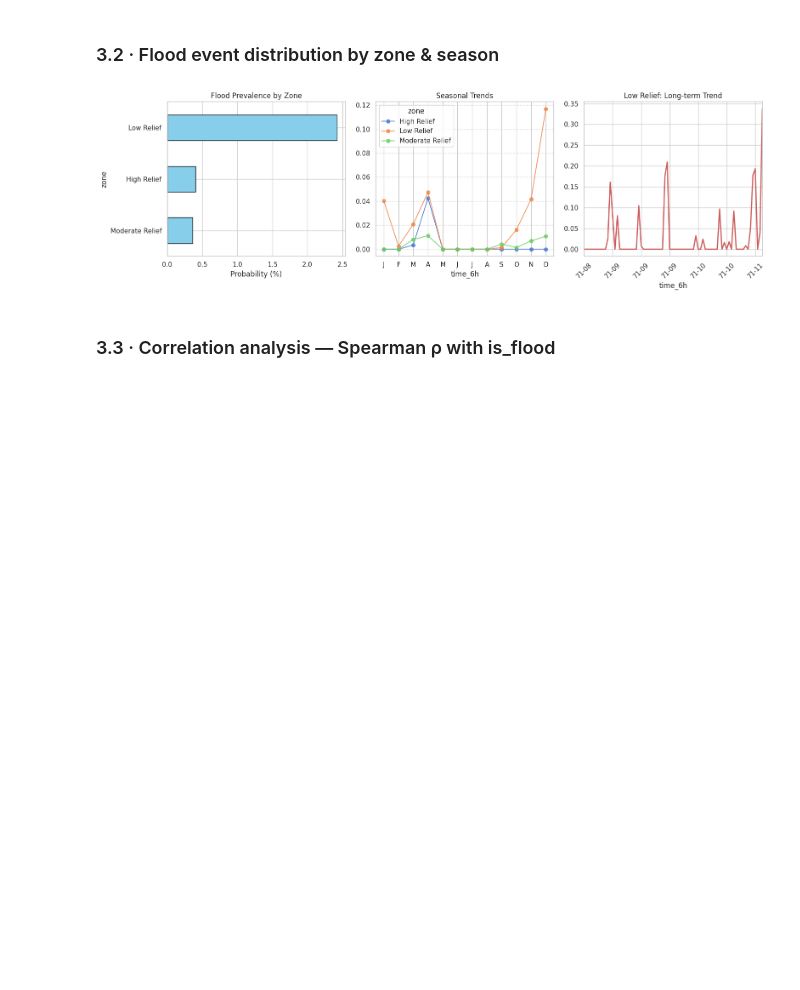
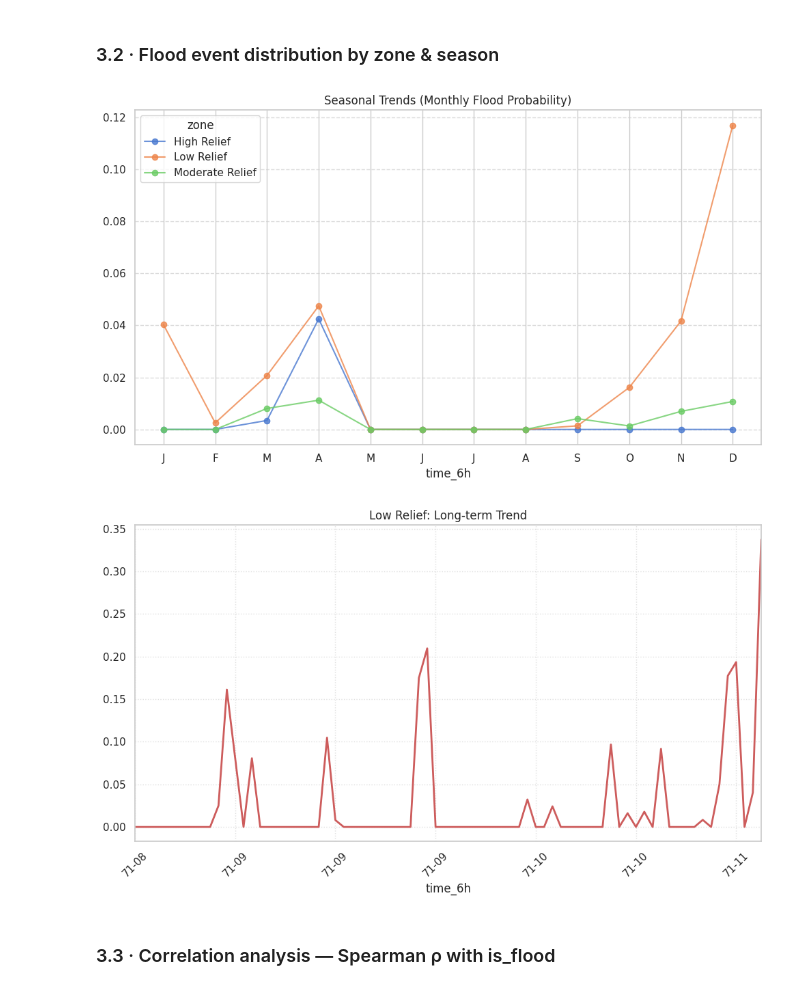
Before and after one commit to AliAgabalayev/Baku-Sentinel-Advanced-Flash-Flood-Forecasting-System, a Jupyter notebook: notebooks/day_04_baku_sentinel.ipynb, the cells around one changed output. Drawn from its saved outputs; the diff is of its cells as text; code cells hidden in the pictures; blank space fills up the shorter version.

```diff
--- a/notebooks/day_04_baku_sentinel.ipynb
+++ b/notebooks/day_04_baku_sentinel.ipynb
@@ -147,41 +147,47 @@ Total NaN count: 0
 # %% [markdown]
 ### 3.2 · Flood event distribution by zone & season
 # %%
-# Create a 3-panel EDA dashboard
-fig, axes = plt.subplots(1, 3, figsize=(16, 5))
+import matplotlib.pyplot as plt
+import matplotlib.dates as mdates
+from src.config import REPORTS_DIR
+# --- 1. Seasonal Analysis: Seasonal Trends ---
+fig1, ax1 = plt.subplots(figsize=(10, 6))
 
-# 1. Spatial Analysis: Flood rate by zone
-(df_gold.groupby('zone')['is_flood'].mean() * 100).sort_values().plot(
-    kind='barh', ax=axes[0], color='skyblue', edgecolor='black'
-)
-axes[0].set_title('Flood Prevalence by Zone')
-axes[0].set_xlabel('Probability (%)')
-
-# 2. Seasonal Analysis: Seasonality of flood events
-# Using dt.month directly for grouping
 monthly_stats = df_gold.pivot_table(index=df_gold['time_6h'].dt.month,
                                    columns='zone',
                                    values='is_flood',
                                    aggfunc='mean')
-monthly_stats.plot(ax=axes[1], marker='o', alpha=0.8)
-axes[1].set_title('Seasonal Trends')
-axes[1].set_xticks(range(1, 13))
-axes[1].set_xticklabels(['J','F','M','A','M','J','J','A','S','O','N','D'])
-axes[1].grid(axis='y', linestyle='--', alpha=0.7)
 
-# 3. Temporal Analysis: Low Relief timeline
-low_relief = df_gold[df_gold['zone'] == 'Low Relief'].set_index('time_6h')
-low_relief['is_flood'].resample('ME').mean().plot(
-    ax=axes[2], color='indianred', linewidth=2
-)
-axes[2].set_title('Low Relief: Long-term Trend')
-axes[2].xaxis.set_major_formatter(mdates.DateFormatter('%y-%m'))
-plt.setp(axes[2].xaxis.get_majorticklabels(), rotation=45)
+monthly_stats.plot(ax=ax1, marker='o', alpha=0.8)
+ax1.set_title('Seasonal Trends (Monthly Flood Probability)')
+ax1.set_xticks(range(1, 13))
+ax1.set_xticklabels(['J','F','M','A','M','J','J','A','S','O','N','D'])
+ax1.grid(axis='y', linestyle='--', alpha=0.7)
 
 plt.tight_layout()
+plt.savefig(os.path.join(REPORTS_DIR,"figures", 'low_relief_trend.png'), dpi=300)
 plt.show()
+
+# --- 2. Temporal Analysis: Low Relief Timeline ---
+fig2, ax2 = plt.subplots(figsize=(10, 6))
+
+low_relief = df_gold[df_gold['zone'] == 'Low Relief'].set_index('time_6h')
+# Note: 'M' or 'ME' depending on your pandas version
+low_relief['is_flood'].resample('ME').mean().plot(
+    ax=ax2, color='indianred', linewidth=2
+)
+
+ax2.set_title('Low Relief: Long-term Trend')
+ax2.xaxis.set_major_formatter(mdates.DateFormatter('%y-%m'))
+plt.setp(ax2.xaxis.get_majorticklabels(), rotation=45)
+ax2.grid(True, linestyle=':', alpha=0.6)
+
+plt.tight_layout()
+plt.savefig(os.path.join(REPORTS_DIR, "figures", 'low_relief_trend.png'), dpi=300)
+plt.show()
 # %% [output]
-[figure, old version]
+[figure, new version]
+[figure, added]
 # %% [markdown]
 ### 3.3 · Correlation analysis — Spearman ρ with is_flood
 # %%
```
Also changed, not shown: parts of 15 cells of this notebook, 2 other files.
